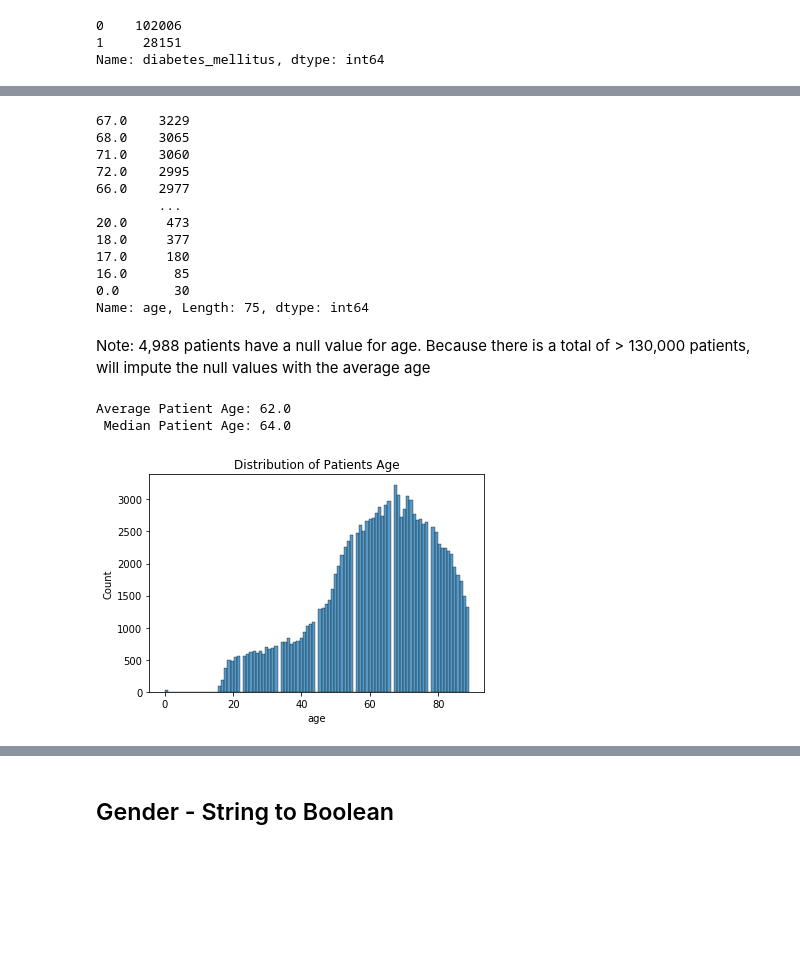
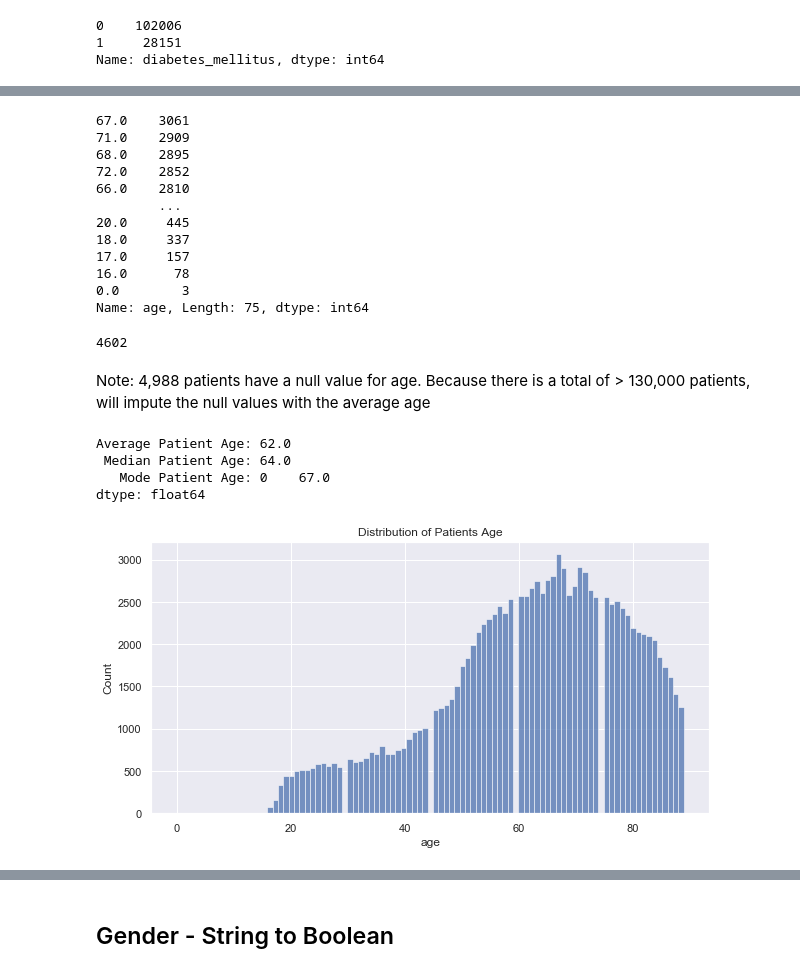
Before and after one commit to ThompsonBethany01/WiDS_Datathon_2021, a Jupyter notebook: Wrangle_Notebook.ipynb, the cells around one changed output, grey strips where cells are left out. Cells and saved outputs as stored; diff of their text form; code cells hidden in the pictures; blank space fills up the shorter version.

```diff
--- a/Wrangle_Notebook.ipynb
+++ b/Wrangle_Notebook.ipynb
@@ -93,6 +111,8 @@ null_counts[null_counts.percent > 25]
 - binary value
 - 1 if diagnosed with diabetes, 0 if not
 # %%
+sns.set()
+
 sns.histplot(df.diabetes_mellitus)
 plt.title('Distribution of Diabetic Patients')
 # %% [output]
@@ -121,0 +142,7 @@ Name: diabetes_mellitus, dtype: int64
+# %%
+# Removing Nulls from Columns
+# sets thresh hold to 75 percent nulls, if more than %25 nulls it will be removed
+threshold = df.shape[0] * .70
+
+# remove columns with specified threshold
+df = df.dropna(axis=1, thresh=threshold)
@@ -121,0 +153,7 @@ Name: diabetes_mellitus, dtype: int64
+# %%
+# Removing Nulls from Rows
+# sets thresh hold to 50 percent nulls, if more than %50 nulls it will be removed
+thresh_hold = df.shape[1] * .75
+
+# remove rows with specified threshold
+df = df.dropna(axis=0,thresh=thresh_hold)
@@ -122,30 +169,40 @@ Name: diabetes_mellitus, dtype: int64
 # %%
 df.age.value_counts()
 # %% [output]
-67.0    3229
-68.0    3065
-71.0    3060
-72.0    2995
-66.0    2977
+67.0    3061
+71.0    2909
+68.0    2895
+72.0    2852
+66.0    2810
         ...
-20.0     473
-18.0     377
-17.0     180
-16.0      85
-0.0       30
+20.0     445
+18.0     337
+17.0     157
+16.0      78
+0.0        3
 Name: age, Length: 75, dtype: int64
+# %%
+df.age.isnull().sum()
+# %% [output]
+4602
 # %% [markdown]
 Note: 4,988 patients have a null value for age. Because there is a total of > 130,000 patients, will impute the null values with the average age
 # %%
+sns.set()
+plt.figure(figsize=(10,5))
+
 sns.histplot(df.age)
 plt.title('Distribution of Patients Age')
 
 print('Average Patient Age:', round(df.age.mean(),0))
 print(' Median Patient Age:', round(df.age.median(),0))
+print('   Mode Patient Age:', round(df.age.mode(),0))
 # %% [output]
 Average Patient Age: 62.0
  Median Patient Age: 64.0
+   Mode Patient Age: 0    67.0
+dtype: float64
-[figure, old version]
+[figure, new version]
 # %%
 # setting avariable as rounded average age
 avg_age = round(df.age.mean(),0)
```
Also changed, not shown: parts of 38 cells of this notebook.
